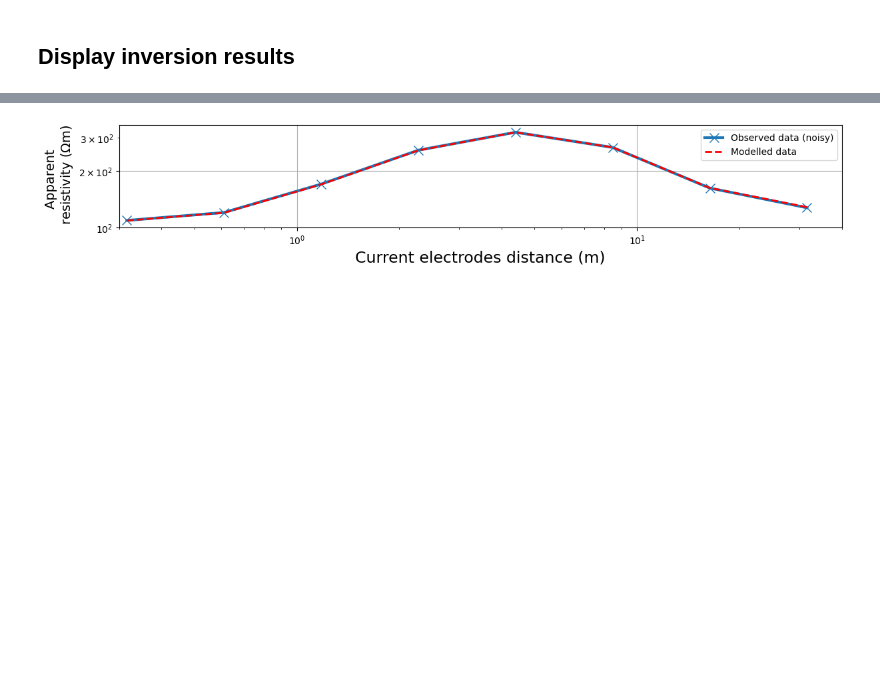
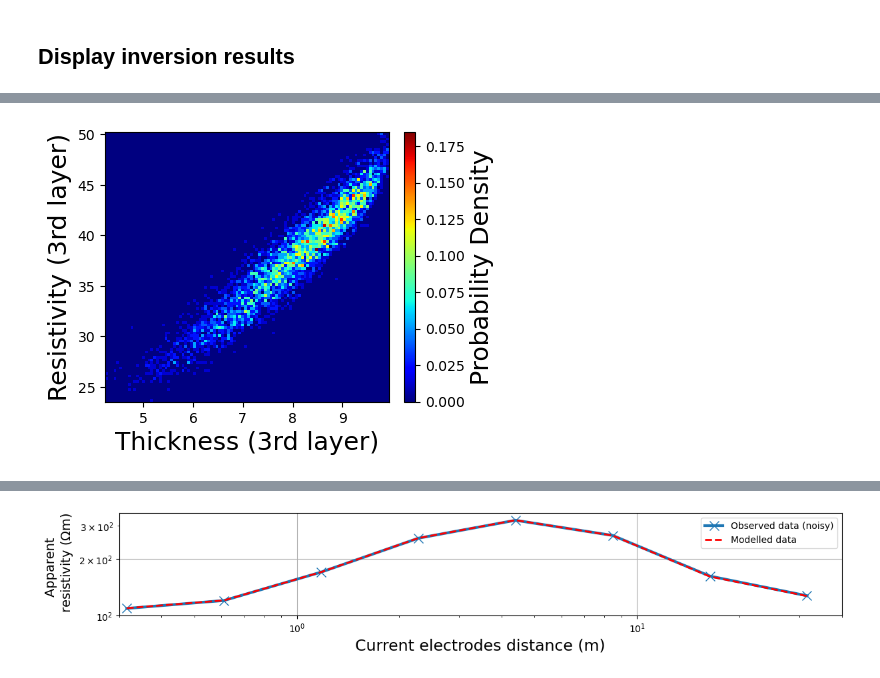
Before and after one commit to XuebinZhaoZXB/GeoPVI, a Jupyter notebook: examples/tutorials/12_1D_vertical_electrical_sounding.ipynb, the cells around one changed output, grey strips where cells are left out. Cells and saved outputs as stored; diff of their text form; code cells hidden in the pictures; blank space fills up the shorter version.

```diff
--- a/examples/tutorials/12_1D_vertical_electrical_sounding.ipynb
+++ b/examples/tutorials/12_1D_vertical_electrical_sounding.ipynb
@@ -239,3 +239,16 @@ plt.show()
+# %%
+fig, ax = plt.subplots(nrows = 1, ncols = 1, figsize = (4,3.5))
+im = ax.hist2d(samples_nf[:, 2], samples_nf[:, 5], bins = 100, density=True, cmap = 'jet')
+ax.set_xlabel('Thickness (3rd layer)', fontsize = 18)
+ax.set_ylabel('Resistivity (3rd layer)', fontsize = 18)
+divider = make_axes_locatable(ax)
+cax = divider.append_axes("right",size="4%",pad=0.15)
+cbar = plt.colorbar(im[-1], cax = cax)
+cbar.set_label('Probability Density', fontsize=18)
+
+plt.show()
+# %% [output]
+[figure, added]
 # %%
 fig, ax = plt.subplots(ncols=1, figsize=(3, 5))  # two-column figure
 ves.showModel(synthModel, ax=ax, label="True", plot="semilogy", zmax=20, linewidth = 3)
```
Also changed, not shown: parts of 5 cells of this notebook.
